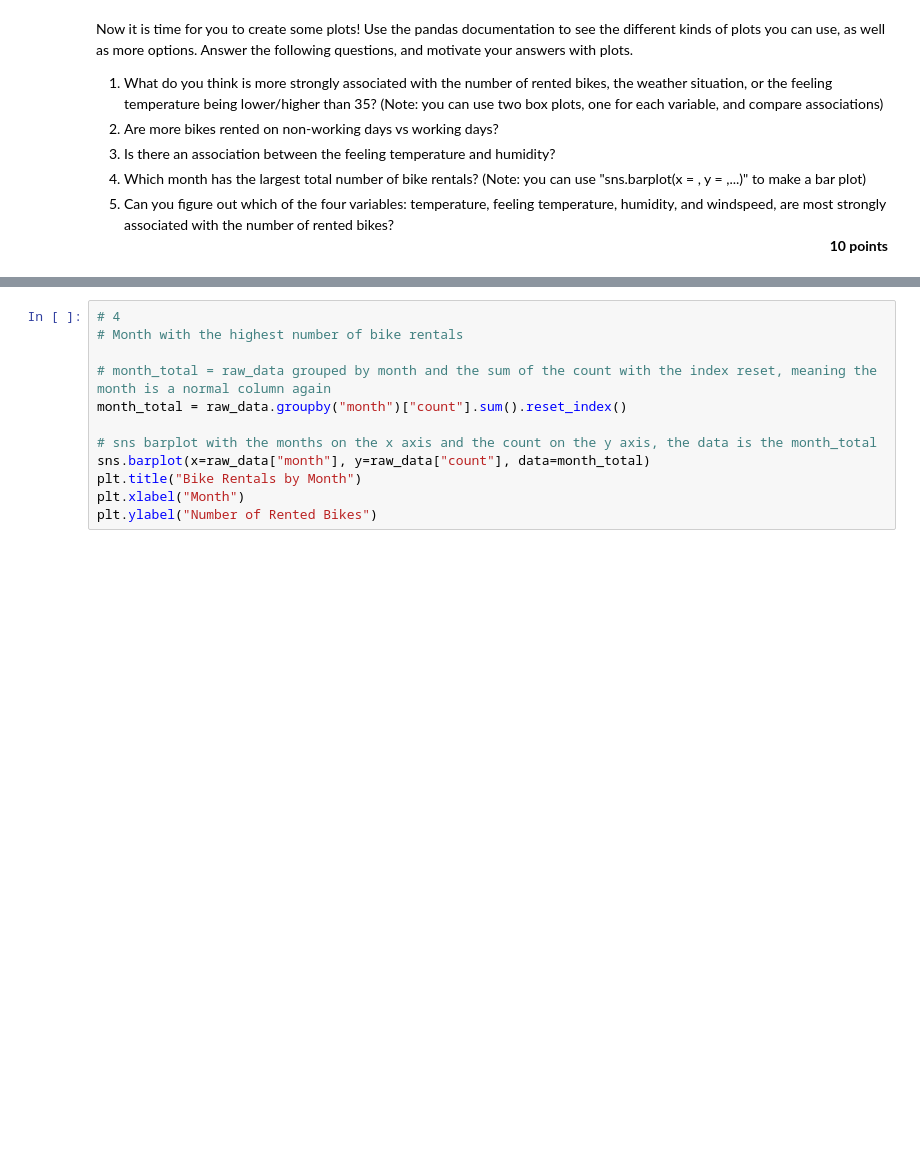
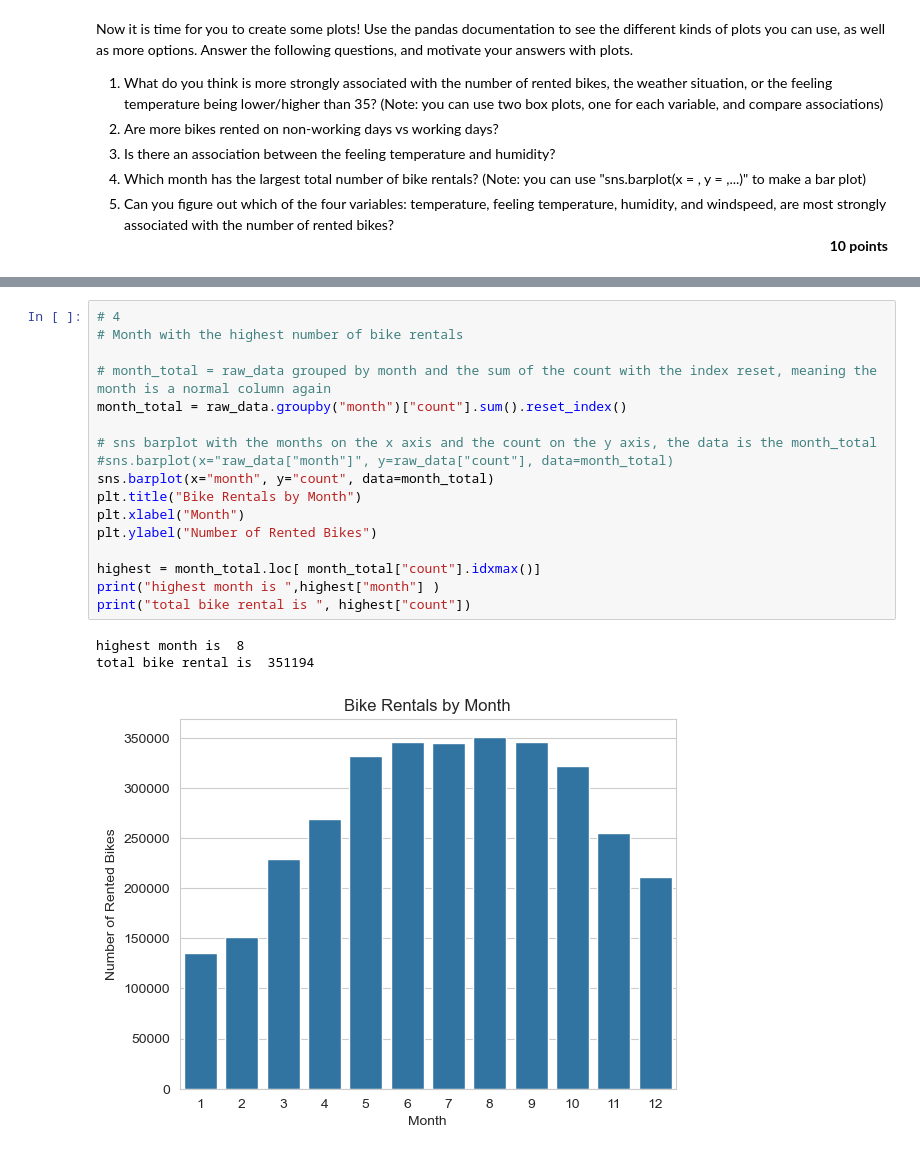
Before and after one commit to felixleopold/Frequentist-Statistics, a Jupyter notebook: FS_Assignment1/Assignment1.ipynb, the cells around one changed output, grey strips where cells are left out. Cells and saved outputs as stored; diff of their text form; blank space fills up the shorter version.

```diff
--- a/FS_Assignment1/Assignment1.ipynb
+++ b/FS_Assignment1/Assignment1.ipynb
@@ -317,15 +606,24 @@ plt.ylabel("humidity")
 # %%
 # 4
 # Month with the highest number of bike rentals
 
 # month_total = raw_data grouped by month and the sum of the count with the index reset, meaning the month is a normal column again
 month_total = raw_data.groupby("month")["count"].sum().reset_index()
 
 # sns barplot with the months on the x axis and the count on the y axis, the data is the month_total
-sns.barplot(x=raw_data["month"], y=raw_data["count"], data=month_total)
+#sns.barplot(x="raw_data["month"]", y=raw_data["count"], data=month_total)
+sns.barplot(x="month", y="count", data=month_total)
 plt.title("Bike Rentals by Month")
 plt.xlabel("Month")
 plt.ylabel("Number of Rented Bikes")
+
+highest = month_total.loc[ month_total["count"].idxmax()]
+print("highest month is ",highest["month"] )
+print("total bike rental is ", highest["count"])
+# %% [output]
+highest month is  8
+total bike rental is  351194
+[figure, added]
 # %%
 # Variables i'm checking
 values = ["temperature", "feeling temperature", "humidity", "windspeed"]
```
Also changed, not shown: parts of 33 cells of this notebook.
